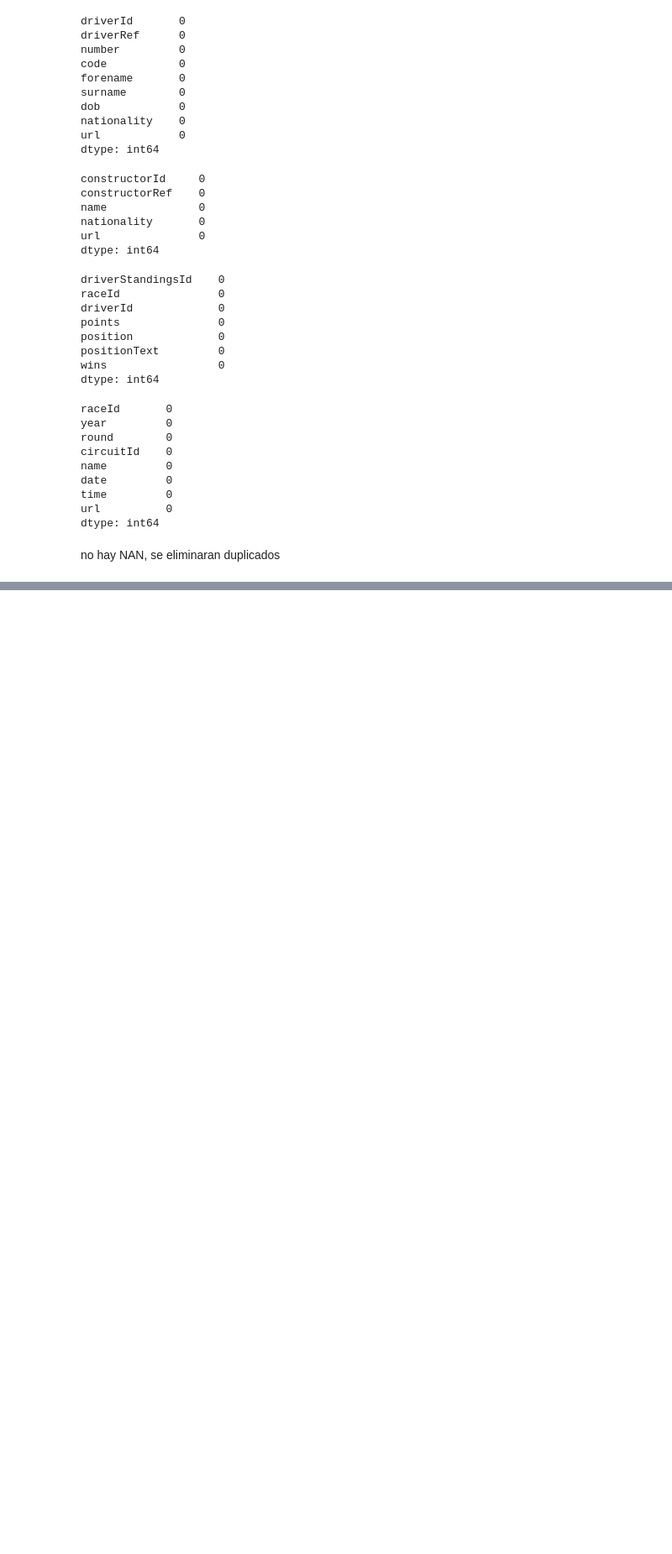
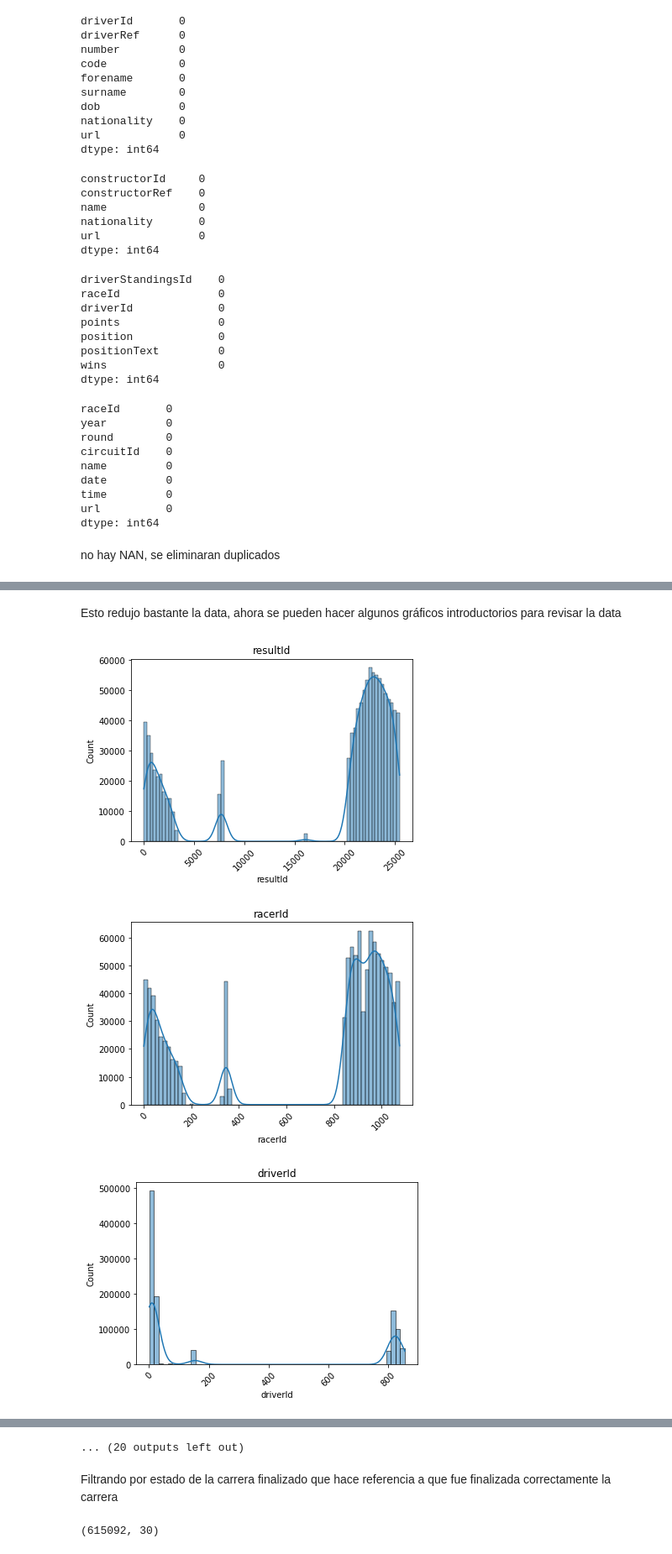
Before and after one commit to Elmatinho/F1_ML_classifier, a Jupyter notebook: Jupyter/F1_classifier.ipynb, the cells around one changed output, grey strips where cells are left out. Shown at 84% size. Drawn from its saved outputs; the diff is of its cells as text; code cells hidden in the pictures; blank space fills up the shorter version.

```diff
--- a/Jupyter/F1_classifier.ipynb
+++ b/Jupyter/F1_classifier.ipynb
@@ -212,0 +395,6 @@ races.drop_duplicates(inplace=True)
+# %%
+col_name = {'number_x':'number','milliseconds':'timetaken_in_millisec','fastestLapSpeed':'max_speed',
+ 'name_x':'grand_prix','number_y':'driver_num','code':'driver_code','nationality_x':'nationality','name_y':'company',
+ 'raceId_x':'racerId','points_x':'points','position_y':'position'}
+
+df.rename(columns=col_name,inplace=True)
@@ -212,0 +445,3 @@ races.drop_duplicates(inplace=True)
+# %%
+df=df.loc[df['Edad']<45,:]
+df
@@ -212,0 +462,33 @@ races.drop_duplicates(inplace=True)
+# %%
+l = ['number','timetaken_in_millisec','fastestLap','rank','max_speed','driver_num']
+for i in l:
+    df[i] = pd.to_numeric(df[i],errors='coerce')
+# %% [markdown]
+Esto redujo bastante la data, ahora se pueden hacer algunos gráficos introductorios para revisar la data
+# %%
+def graf_automaticos(df):
+    tiposdatos2=pd.DataFrame(df.dtypes) #Codigo mostrado en clases por un compañero
+    tiposdatos2.reset_index(inplace=True)
+    tiposdatos2
+
+    for i in range(df.shape[1]):
+            if df.dtypes[i] != 'object':
+                    plt.figure(dpi=150)
+                    sns.histplot(df[tiposdatos2['index'][i]],kde=True)
+                    plt.xticks(rotation=45)
+                    plt.title(tiposdatos2['index'][i])
+                    plt.show()
+            else:
+                    obj=df[tiposdatos2['index'][i]].value_counts()
+                    plt.figure(dpi=150)
+                    sns.barplot(y=obj.index,x=obj.values,palette='husl')
+                    plt.title(tiposdatos2['index'][i])
+
+                    plt.show()
+    return df
+# %%
+graf_automaticos(df)
+# %% [output]
+[figure, added]
+[figure, added]
+[figure, added]
@@ -212,0 +504,8 @@ races.drop_duplicates(inplace=True)
+... (20 outputs left out)
+# %% [markdown]
+Filtrando por estado de la carrera finalizado que hace referencia a que fue finalizada correctamente la carrera
+# %%
+df=df.loc[df['status']=='Finished',:]
+df.shape
+# %% [output]
+(615092, 30)
```
Also changed, not shown: parts of 51 cells of this notebook.
